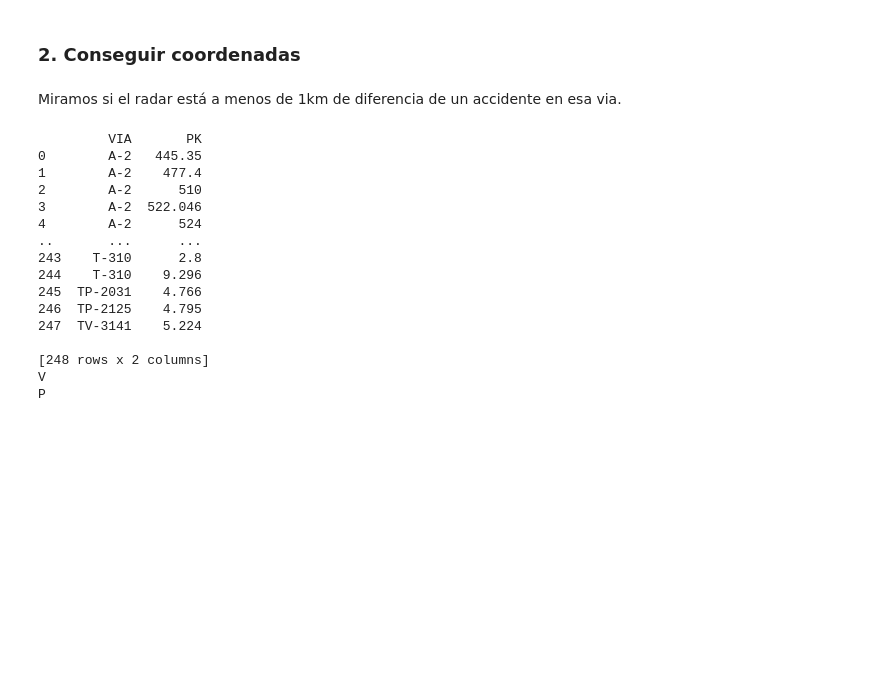
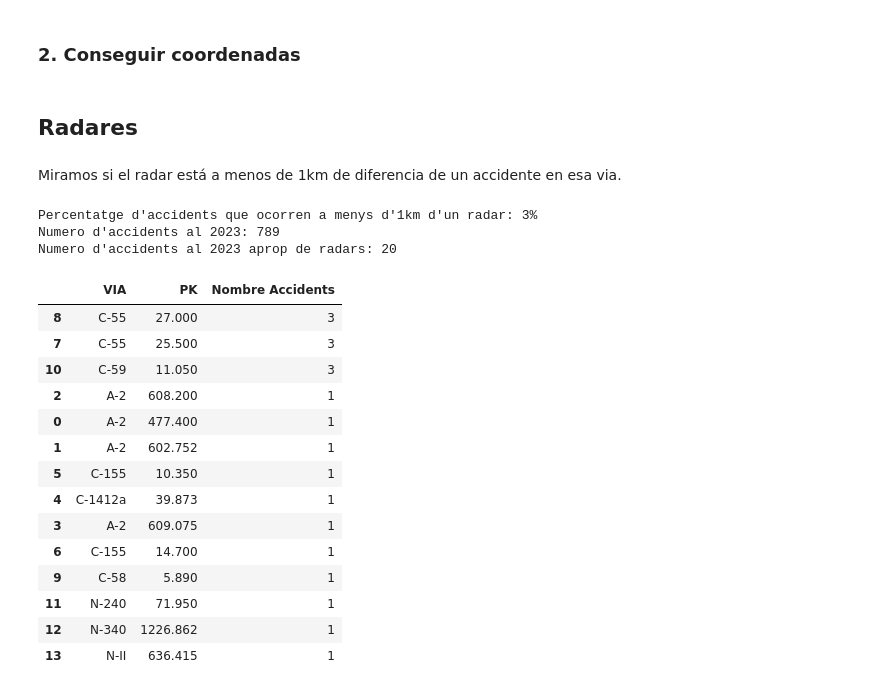
Before and after one commit to SeergiCureero/Proyecto-Analitica-Descriptiva, a Jupyter notebook: main.ipynb, the cells around one changed output. Drawn from its saved outputs; the diff is of its cells as text; code cells hidden in the pictures; blank space fills up the shorter version.

```diff
--- a/main.ipynb
+++ b/main.ipynb
@@ -109,26 +110,61 @@ dfViaPK.to_csv("dfWithCoordinates.csv", index=False)
 
 # Show the first few results
 print(dfViaPK.head())
+# %% [markdown]
+## Radares
 # %% [markdown]
 Miramos si el radar está a menos de 1km de diferencia de un accidente en esa via.
-# %%
-radarsBrut = pd.read_csv('dades/radarsCatalunya.csv')
-pkRadars = radarsBrut[['VIA','PK']]
-print(pkRadars)
-# %% [output]
-         VIA       PK
-0        A-2   445.35
-1        A-2    477.4
-2        A-2      510
-3        A-2  522.046
-4        A-2      524
-..       ...      ...
-243    T-310      2.8
-244    T-310    9.296
-245  TP-2031    4.766
-246  TP-2125    4.795
-247  TV-3141    5.224
-
-[248 rows x 2 columns]
-V
-P
+# %%
+radarsBrut = pd.read_csv('dades/radarsCatalunya.csv')
+accidentsBrut = pd.read_csv('Dades/Accidents_de_tr_nsit_amb_morts_o_ferits_greus_a_Catalunya_20250131.csv')
+
+
+radars = radarsBrut[['VIA','PK']]
+accidents2023 = accidentsBrut[(accidentsBrut['Any'] == 2023) & (accidentsBrut['via'] != 'SE') & (accidentsBrut['pk'] != '999999')]
+accidents = accidents2023[['via','pk']]
+
+
+# Realitzar la unió de les dues taules per la columna de la via
+resultat = pd.merge(radars, accidents, left_on='VIA', right_on='via')
+
+resultat['PK'] = pd.to_numeric(resultat['PK'], errors='coerce')
+resultat['pk'] = pd.to_numeric(resultat['pk'], errors='coerce')
+
+# Filtrar els accidents en què la diferència entre PK de radars i PK d'accidents sigui <= 1 km
+resultat = resultat[abs(resultat['PK'] - resultat['pk']) <= 1]
+
+# Comptar el nombre d'accidents per cada radar
+accidents_per_radar = resultat.groupby(['VIA', 'PK']).size().reset_index(name='Nombre Accidents')
+
+accidents_per_radar = accidents_per_radar.sort_values(by='Nombre Accidents', ascending=False)
+
+
+
+numeroAccidents2023 = len(accidents)
+numeroAccidents2023ApropRadar = len(resultat)
+
+
+# Comparar quin percentatge dels accidents totals passen al voltant d'1km d'un radar
+print(f"Percentatge d'accidents que ocorren a menys d'1km d'un radar: {math.ceil(((numeroAccidents2023ApropRadar/numeroAccidents2023)*100))}%\nNumero d'accidents al 2023: {numeroAccidents2023}\nNumero d'accidents al 2023 aprop de radars: {numeroAccidents2023ApropRadar}")
+
+
+accidents_per_radar
+# %% [output]
+Percentatge d'accidents que ocorren a menys d'1km d'un radar: 3%
+Numero d'accidents al 2023: 789
+Numero d'accidents al 2023 aprop de radars: 20
+|  | VIA | PK | Nombre Accidents |
+| 8 | C-55 | 27.000 | 3 |
+| 7 | C-55 | 25.500 | 3 |
+| 10 | C-59 | 11.050 | 3 |
+| 2 | A-2 | 608.200 | 1 |
+| 0 | A-2 | 477.400 | 1 |
+| 1 | A-2 | 602.752 | 1 |
+| 5 | C-155 | 10.350 | 1 |
+| 4 | C-1412a | 39.873 | 1 |
+| 3 | A-2 | 609.075 | 1 |
+| 6 | C-155 | 14.700 | 1 |
+| 9 | C-58 | 5.890 | 1 |
+| 11 | N-240 | 71.950 | 1 |
+| 12 | N-340 | 1226.862 | 1 |
+| 13 | N-II | 636.415 | 1 |
```
Also changed, not shown: parts of 4 cells of this notebook.
